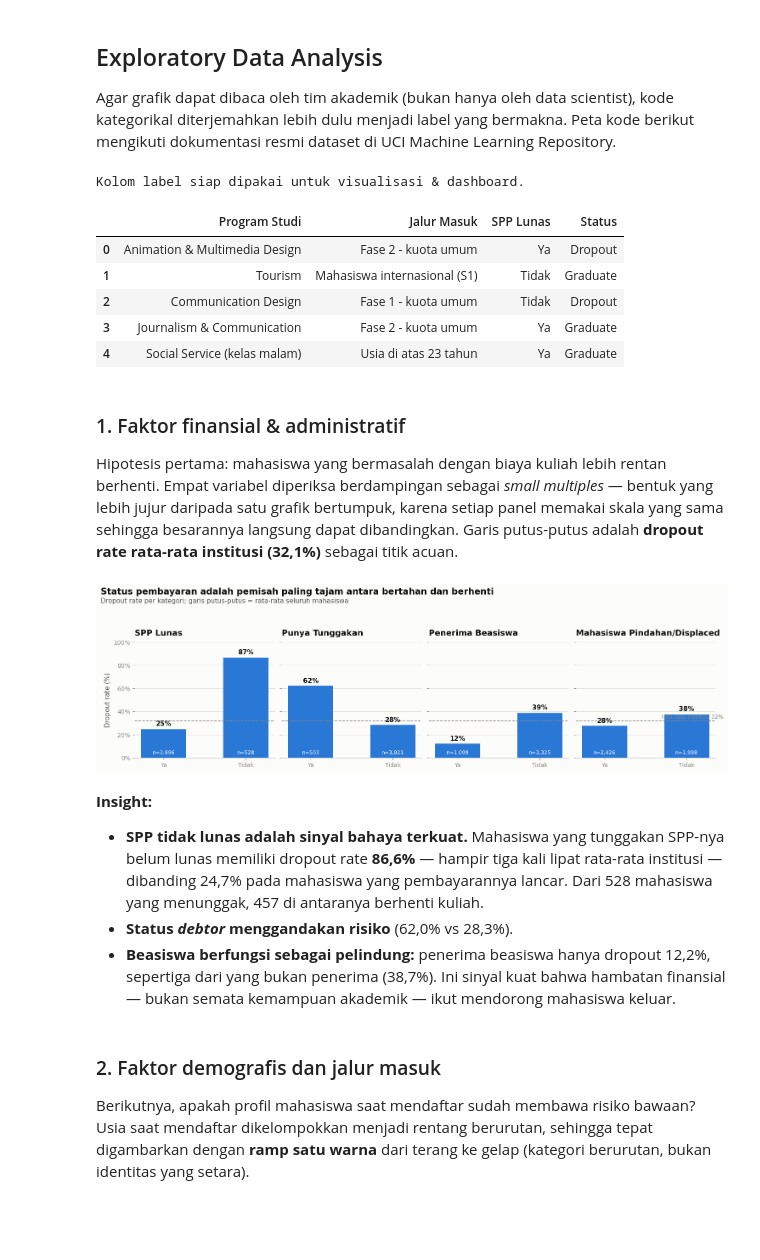
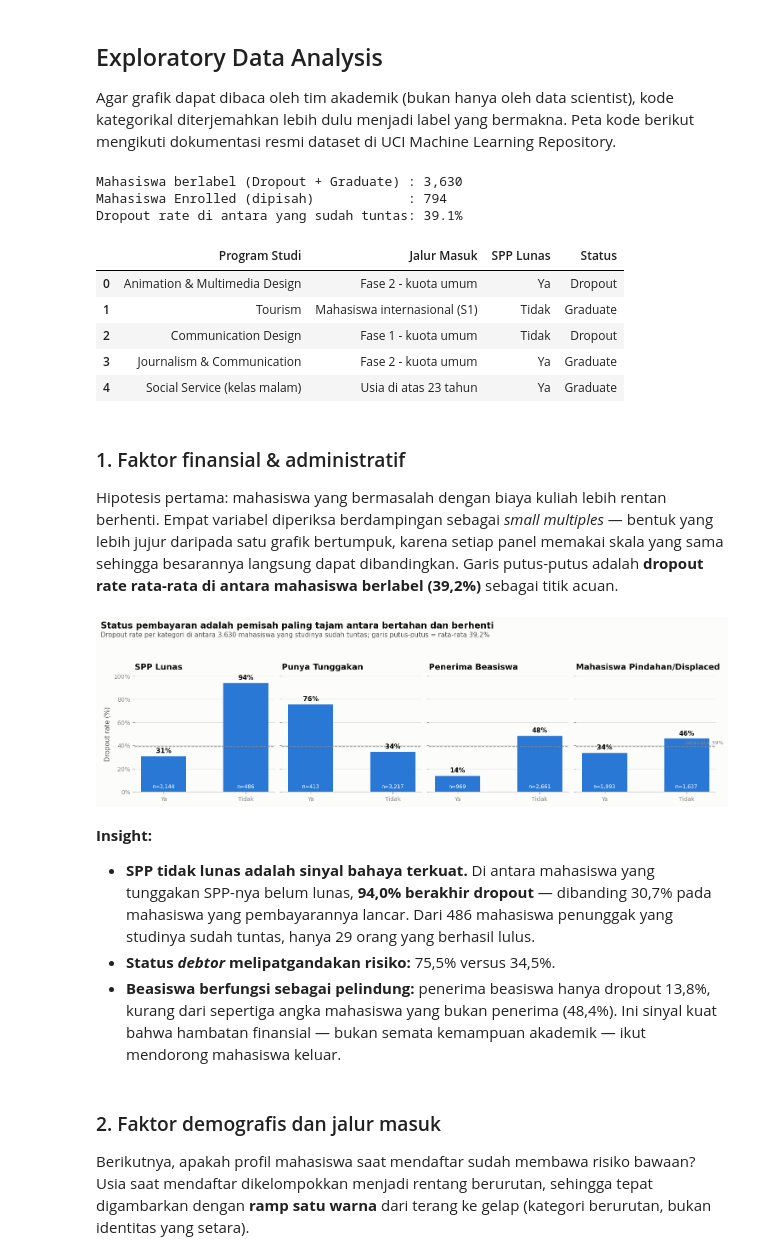
Before and after one commit to fish-shy/submission_akhir, a Jupyter notebook: notebook.ipynb, the cells around one changed output. Cells and saved outputs as stored; diff of their text form; code cells hidden in the pictures; blank space fills up the shorter version.

```diff
--- a/notebook.ipynb
+++ b/notebook.ipynb
@@ -328,10 +341,18 @@ eda["Penerima Beasiswa"] = eda["Scholarship_holder"].map(YESNO)
 eda["Punya Tunggakan"] = eda["Debtor"].map(YESNO)
 eda["Mahasiswa Pindahan/Displaced"] = eda["Displaced"].map(YESNO)
 
-print("Kolom label siap dipakai untuk visualisasi & dashboard.")
-eda[["Program Studi", "Jalur Masuk", "SPP Lunas", "Status"]].head()
+# Analisis faktor hanya memakai mahasiswa yang hasil akhirnya sudah pasti (Dropout / Graduate).
+comp = eda[eda["Status"] != "Enrolled"].copy()
+DROPOUT_RATE = comp["is_dropout"].mean() * 100
+
+print(f"Mahasiswa berlabel (Dropout + Graduate) : {len(comp):,}")
+print(f"Mahasiswa Enrolled (dipisah)            : {len(eda) - len(comp):,}")
+print(f"Dropout rate di antara yang sudah tuntas: {DROPOUT_RATE:.1f}%")
+comp[["Program Studi", "Jalur Masuk", "SPP Lunas", "Status"]].head()
 # %% [output]
-Kolom label siap dipakai untuk visualisasi & dashboard.
+Mahasiswa berlabel (Dropout + Graduate) : 3,630
+Mahasiswa Enrolled (dipisah)            : 794
+Dropout rate di antara yang sudah tuntas: 39.1%
 |  | Program Studi | Jalur Masuk | SPP Lunas | Status |
 | 0 | Animation & Multimedia Design | Fase 2 - kuota umum | Ya | Dropout |
 | 1 | Tourism | Mahasiswa internasional (S1) | Tidak | Graduate |
@@ -344,46 +365,46 @@ Kolom label siap dipakai untuk visualisasi & dashboard.
 Hipotesis pertama: mahasiswa yang bermasalah dengan biaya kuliah lebih rentan berhenti. Empat variabel
 diperiksa berdampingan sebagai *small multiples* — bentuk yang lebih jujur daripada satu grafik bertumpuk,
 karena setiap panel memakai skala yang sama sehingga besarannya langsung dapat dibandingkan. Garis putus-putus
-adalah **dropout rate rata-rata institusi (32,1%)** sebagai titik acuan.
+adalah **dropout rate rata-rata di antara mahasiswa berlabel (39,2%)** sebagai titik acuan.
 # %%
 fin_factors = ["SPP Lunas", "Punya Tunggakan", "Penerima Beasiswa", "Mahasiswa Pindahan/Displaced"]
 
 fig, axes = plt.subplots(1, 4, figsize=(13.5, 4.1), sharey=True)
 for ax, col in zip(axes, fin_factors):
-    g = eda.groupby(col)["is_dropout"].agg(["mean", "count"]).reindex(["Ya", "Tidak"])
+    g = comp.groupby(col)["is_dropout"].agg(["mean", "count"]).reindex(["Ya", "Tidak"])
     rate = g["mean"] * 100
     bars = ax.bar(rate.index, rate.values, color=BLUE, width=0.55)
     for bar, v, n in zip(bars, rate.values, g["count"]):
         ax.text(bar.get_x() + bar.get_width() / 2, v + 1.8, f"{v:.0f}%",
                 ha="center", va="bottom", color=INK, fontsize=10, fontweight="bold")
         ax.text(bar.get_x() + bar.get_width() / 2, 2, f"n={int(n):,}",
                 ha="center", va="bottom", color="#ffffff", fontsize=8)
     ax.axhline(DROPOUT_RATE, color=MUTED, linestyle="--", linewidth=1.1)
     ax.set_title(col)
     ax.set_ylim(0, 100)
     ax.grid(axis="x", visible=False)
     strip_chrome(ax)
 axes[0].set_ylabel("Dropout rate (%)")
 axes[0].yaxis.set_major_formatter(mticker.PercentFormatter(decimals=0))
-axes[-1].text(1.45, DROPOUT_RATE + 2, f"rata-rata institusi {DROPOUT_RATE:.0f}%",
+axes[-1].text(1.45, DROPOUT_RATE + 2, f"rata-rata {DROPOUT_RATE:.0f}%",
               color=MUTED, fontsize=8.5, ha="right")
 fig.suptitle("Status pembayaran adalah pemisah paling tajam antara bertahan dan berhenti",
              x=0.005, ha="left", fontsize=13.5, fontweight="bold", color=INK)
-fig.text(0.005, 0.90, "Dropout rate per kategori; garis putus-putus = rata-rata seluruh mahasiswa",
-         ha="left", fontsize=10, color=INK_SOFT)
+fig.text(0.005, 0.90, "Dropout rate per kategori di antara 3.630 mahasiswa yang studinya sudah tuntas; "
+         "garis putus-putus = rata-rata 39,2%", ha="left", fontsize=10, color=INK_SOFT)
 plt.tight_layout(rect=[0, 0, 1, 0.88]); plt.show()
 # %% [output]
-[figure, old version]
+[figure, new version]
 # %% [markdown]
 **Insight:**
 
-- **SPP tidak lunas adalah sinyal bahaya terkuat.** Mahasiswa yang tunggakan SPP-nya belum lunas memiliki
-  dropout rate **86,6%** — hampir tiga kali lipat rata-rata institusi — dibanding 24,7% pada mahasiswa yang
-  pembayarannya lancar. Dari 528 mahasiswa yang menunggak, 457 di antaranya berhenti kuliah.
-- **Status *debtor* menggandakan risiko** (62,0% vs 28,3%).
-- **Beasiswa berfungsi sebagai pelindung:** penerima beasiswa hanya dropout 12,2%, sepertiga dari yang
-  bukan penerima (38,7%). Ini sinyal kuat bahwa hambatan finansial — bukan semata kemampuan akademik —
-  ikut mendorong mahasiswa keluar.
+- **SPP tidak lunas adalah sinyal bahaya terkuat.** Di antara mahasiswa yang tunggakan SPP-nya belum lunas,
+  **94,0% berakhir dropout** — dibanding 30,7% pada mahasiswa yang pembayarannya lancar. Dari 486 mahasiswa
+  penunggak yang studinya sudah tuntas, hanya 29 orang yang berhasil lulus.
+- **Status *debtor* melipatgandakan risiko:** 75,5% versus 34,5%.
+- **Beasiswa berfungsi sebagai pelindung:** penerima beasiswa hanya dropout 13,8%, kurang dari sepertiga
+  angka mahasiswa yang bukan penerima (48,4%). Ini sinyal kuat bahwa hambatan finansial — bukan semata
+  kemampuan akademik — ikut mendorong mahasiswa keluar.
 # %% [markdown]
 ### 2. Faktor demografis dan jalur masuk
 
```
Also changed, not shown: parts of 38 cells of this notebook, 8 other files.
